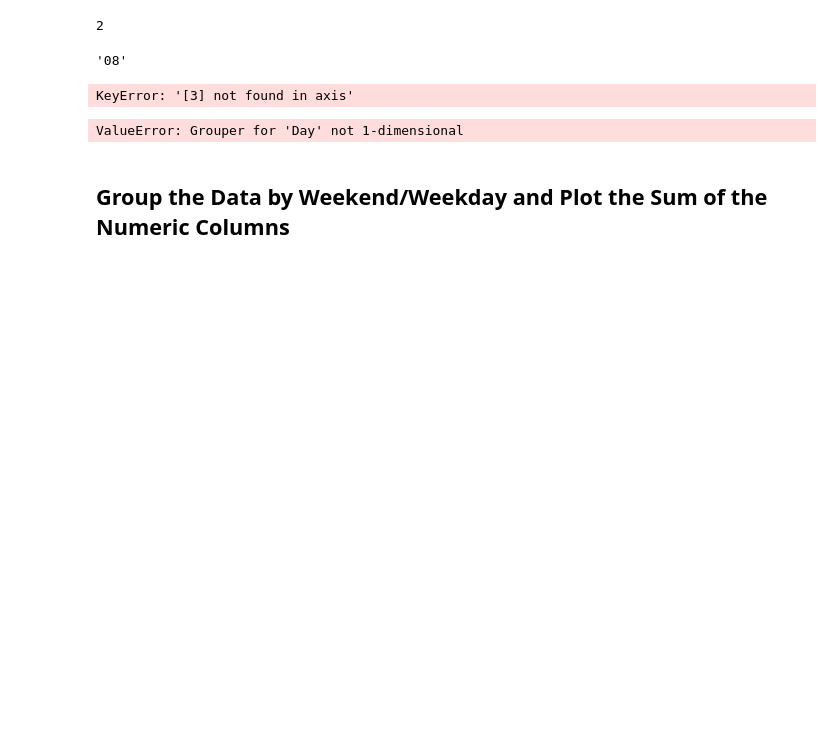
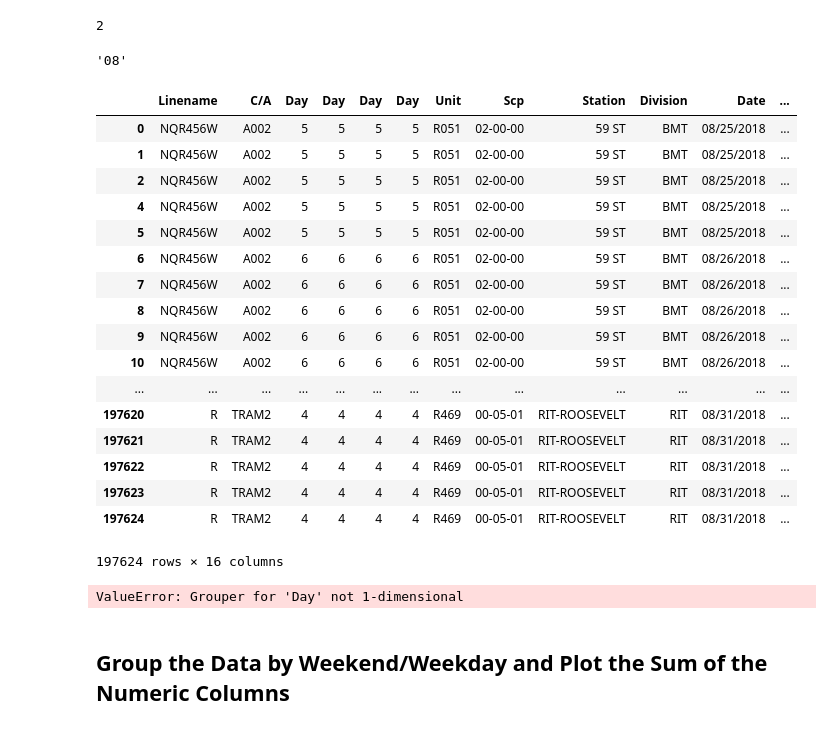
Before and after one commit to joelsandler/dsc-pandas-series-and-dataframes-lab-hsbc-ds-081319, a Jupyter notebook: index.ipynb, the cells around one changed output. Drawn from its saved outputs; the diff is of its cells as text; code cells hidden in the pictures; blank space fills up the shorter version.

```diff
--- a/index.ipynb
+++ b/index.ipynb
@@ -205,12 +205,29 @@ for date in df['Date']:
 # %%
 days = []
 
 for date in dates:
     day = datetime.datetime(int(date[0]), int(date[1]), int(date[2])).weekday()
     days.append(day)
 
 df.insert(2, "Day", days, True) #0 is Monday
 
-df.drop(columns=[3])
+df.drop(index=[3,4,5], axis=1)
 # %% [output]
+|  | Linename | C/A | Day | Day | Day | Day | Unit | Scp | Station | Division | Date | ... |
+| 0 | NQR456W | A002 | 5 | 5 | 5 | 5 | R051 | 02-00-00 | 59 ST | BMT | 08/25/2018 | ... |
+| 1 | NQR456W | A002 | 5 | 5 | 5 | 5 | R051 | 02-00-00 | 59 ST | BMT | 08/25/2018 | ... |
+| 2 | NQR456W | A002 | 5 | 5 | 5 | 5 | R051 | 02-00-00 | 59 ST | BMT | 08/25/2018 | ... |
+| 4 | NQR456W | A002 | 5 | 5 | 5 | 5 | R051 | 02-00-00 | 59 ST | BMT | 08/25/2018 | ... |
+| 5 | NQR456W | A002 | 5 | 5 | 5 | 5 | R051 | 02-00-00 | 59 ST | BMT | 08/25/2018 | ... |
+| 6 | NQR456W | A002 | 6 | 6 | 6 | 6 | R051 | 02-00-00 | 59 ST | BMT | 08/26/2018 | ... |
+| 7 | NQR456W | A002 | 6 | 6 | 6 | 6 | R051 | 02-00-00 | 59 ST | BMT | 08/26/2018 | ... |
+| 8 | NQR456W | A002 | 6 | 6 | 6 | 6 | R051 | 02-00-00 | 59 ST | BMT | 08/26/2018 | ... |
+| 9 | NQR456W | A002 | 6 | 6 | 6 | 6 | R051 | 02-00-00 | 59 ST | BMT | 08/26/2018 | ... |
+| 10 | NQR456W | A002 | 6 | 6 | 6 | 6 | R051 | 02-00-00 | 59 ST | BMT | 08/26/2018 | ... |
+| ... | ... | ... | ... | ... | ... | ... | ... | ... | ... | ... | ... | ... |
+| 197620 | R | TRAM2 | 4 | 4 | 4 | 4 | R469 | 00-05-01 | RIT-ROOSEVELT | RIT | 08/31/2018 | ... |
+| 197621 | R | TRAM2 | 4 | 4 | 4 | 4 | R469 | 00-05-01 | RIT-ROOSEVELT | RIT | 08/31/2018 | ... |
+| 197622 | R | TRAM2 | 4 | 4 | 4 | 4 | R469 | 00-05-01 | RIT-ROOSEVELT | RIT | 08/31/2018 | ... |
+| 197623 | R | TRAM2 | 4 | 4 | 4 | 4 | R469 | 00-05-01 | RIT-ROOSEVELT | RIT | 08/31/2018 | ... |
+| 197624 | R | TRAM2 | 4 | 4 | 4 | 4 | R469 | 00-05-01 | RIT-ROOSEVELT | RIT | 08/31/2018 | ... |
-KeyError: '[3] not found in axis'
+197624 rows × 16 columns
```
Also changed, not shown: parts of 1 cell of this notebook.
